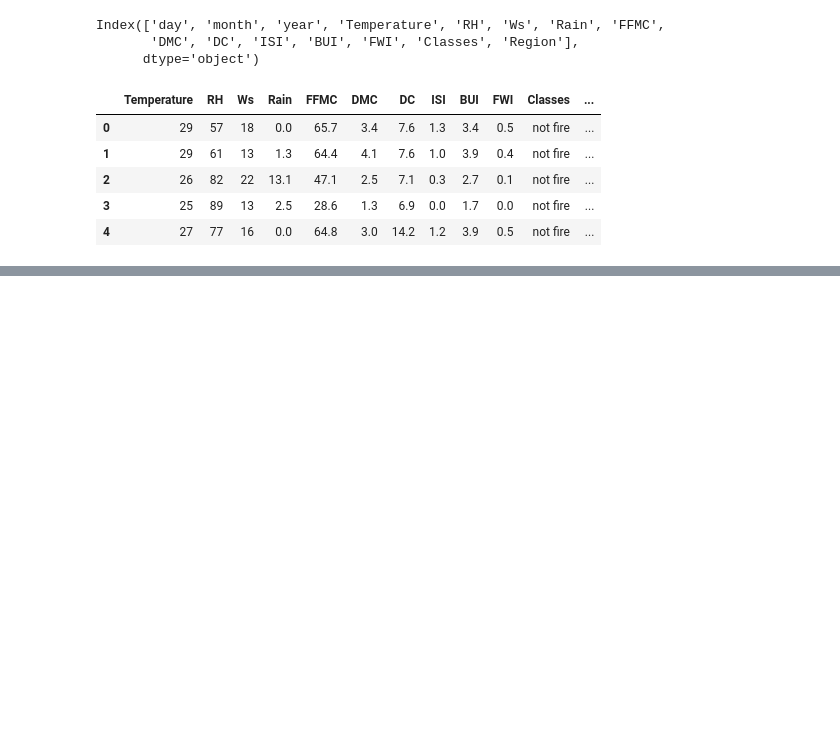
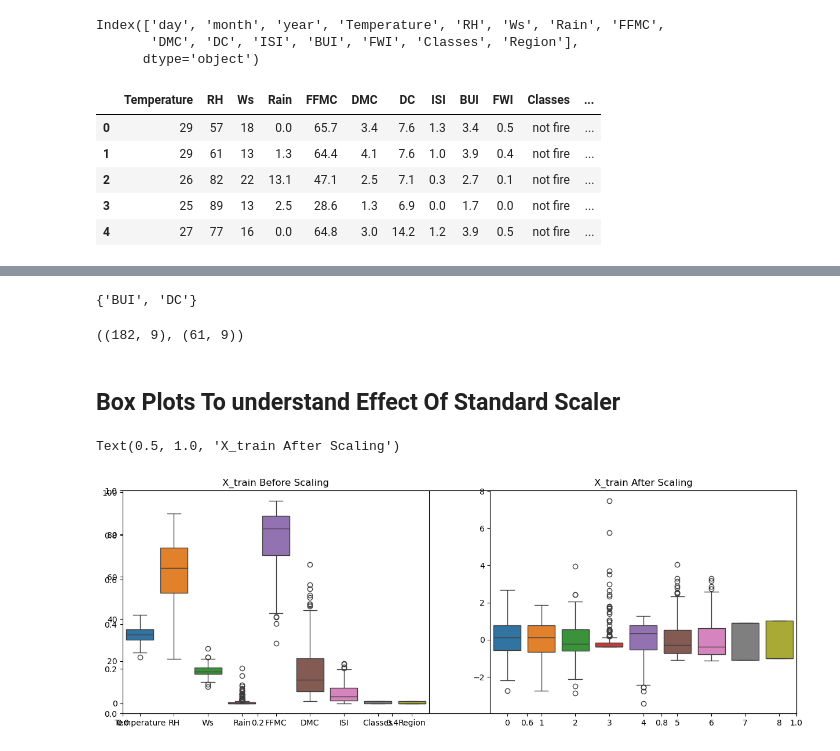
Before and after one commit to vaibhavgaikwad2/Machine-learning-course, a Jupyter notebook: 1)Notes/21-Ridge Lasso and ElasticNet Algorithm/Project - Algerian Forest Fire Prediction/Feature selectin and model training.ipynb, the cells around one changed output, grey strips where cells are left out. Cells and saved outputs as stored; diff of their text form; code cells hidden in the pictures; blank space fills up the shorter version.

```diff
--- a/1)Notes/21-Ridge Lasso and ElasticNet Algorithm/Project - Algerian Forest Fire Prediction/Feature selectin and model training.ipynb
+++ b/1)Notes/21-Ridge Lasso and ElasticNet Algorithm/Project - Algerian Forest Fire Prediction/Feature selectin and model training.ipynb
@@ -34,0 +192,44 @@ df.head()
+# %%
+# now we are removing highly correlated features
+
+def correlation(dataset, threshold):
+    col_corr=set()
+    corr_matrix = dataset.corr()
+    for i in range(len(corr_matrix.columns)):
+        for j in range(i):
+            if abs(corr_matrix.iloc[i,j])> threshold:
+                colname=corr_matrix.columns[i]
+                col_corr.add(colname)
+    return col_corr
+# %%
+correlation(x_train,0.85)
+# %% [output]
+{'BUI', 'DC'}
+# %%
+corr_features=correlation(x_train,0.85)
+# %%
+# drop this features when corr is grater than 0.85
+x_train.drop(corr_features,axis=1,inplace=True)
+x_test.drop(corr_features,axis=1,inplace=True)
+x_train.shape,x_test.shape
+# %% [output]
+((182, 9), (61, 9))
+# %%
+# Feature scaling and standardization
+from sklearn.preprocessing import StandardScaler
+scaler=StandardScaler()
+X_train_scaled=scaler.fit_transform(x_train)
+X_test_scaled=scaler.transform(x_test)
+# %% [markdown]
+## Box Plots To understand Effect Of Standard Scaler
+# %%
+plt.subplots(figsize=(15, 5))
+plt.subplot(1, 2, 1)
+sns.boxplot(data=x_train)
+plt.title('X_train Before Scaling')
+plt.subplot(1, 2, 2)
+sns.boxplot(data=X_train_scaled)
+plt.title('X_train After Scaling')
+# %% [output]
+Text(0.5, 1.0, 'X_train After Scaling')
+[figure, added]
```
Also changed, not shown: parts of 15 cells of this notebook.
